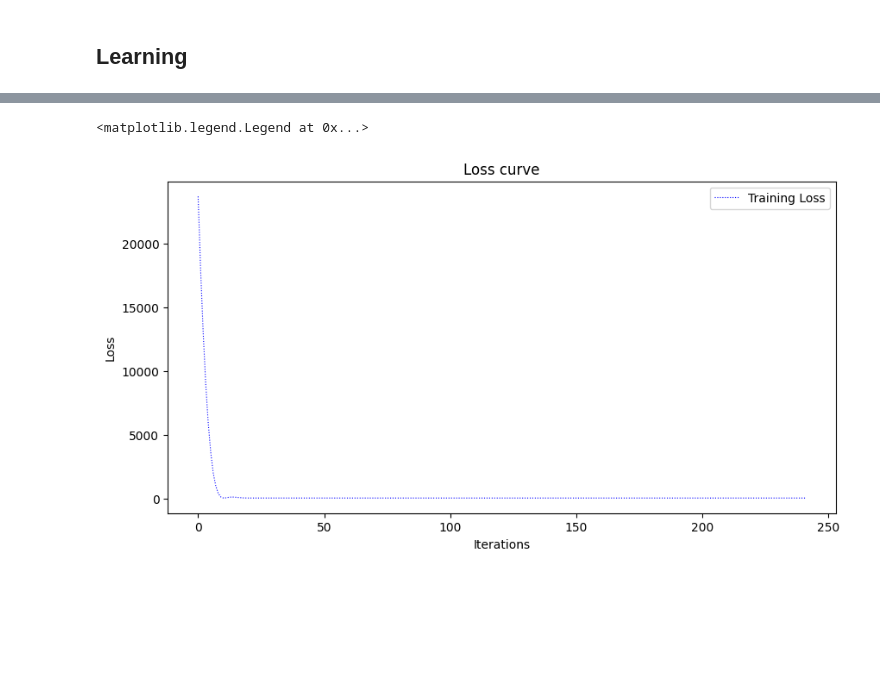
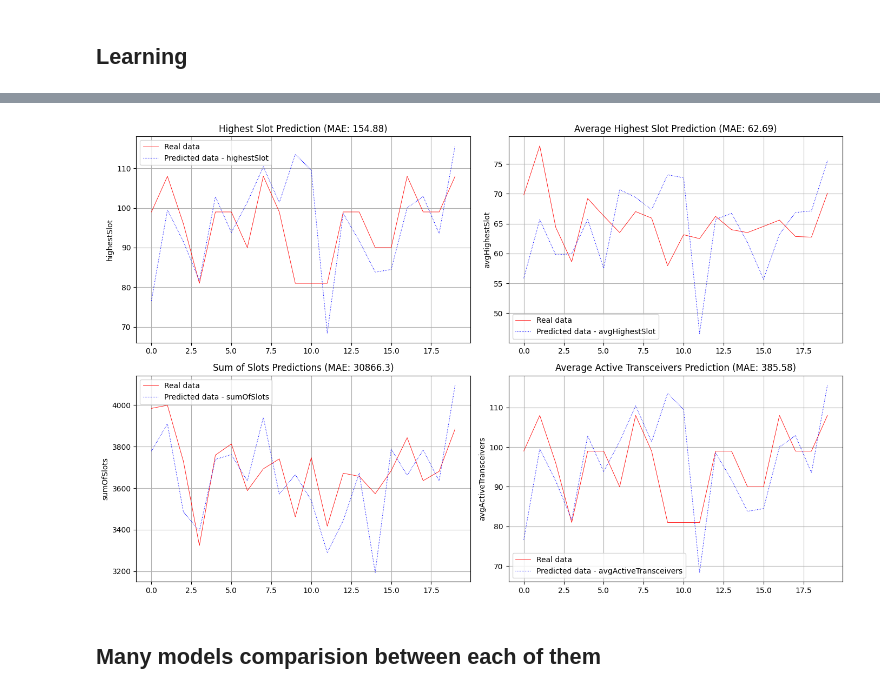
Before and after one commit to pawel150199/network-traffic-prediction, a Jupyter notebook: traffic-prediction-euro28.ipynb, the cells around one changed output, grey strips where cells are left out. Saved outputs shown, nothing was run; the diff lists cells and outputs as text; code cells hidden in the pictures; blank space fills up the shorter version.

Commit message:
add some model testing

```diff
--- a/traffic-prediction-euro28.ipynb
+++ b/traffic-prediction-euro28.ipynb
@@ -103,8 +103,9 @@ def import_data(directory: str) -> None:
 
 data, results = import_data("Euro28")
 
-data = data.mean(axis=1)
-results = results[:, 3]
+data = data.reshape(100,300)
+#results = results[:, 3]
 
-print(data.shape)
-print(results.shape)
+#print(data)
+#print(data.shape)
+#print(results.shape)
@@ -115,18 +113,19 @@ print(results.shape)
 ## Learning
 # %%
 from sklearn.neural_network import MLPRegressor
-from sklearn.metrics import accuracy_score
+from sklearn.multioutput import MultiOutputRegressor
 from sklearn.model_selection import train_test_split
 import warnings
 
 warnings.filterwarnings("ignore")
 
-X_train, X_test, y_train, y_test = train_test_split(data, results, test_size=0.2)
+X_train, X_test, y_train, y_test = train_test_split(data, results, test_size=0.2, random_state=1410)
 
-mlp = MLPRegressor(hidden_layer_sizes=100, batch_size=20, max_iter=1000, activation="identity")
+mlp = MultiOutputRegressor(MLPRegressor(hidden_layer_sizes=10, batch_size=20, max_iter=1000, random_state=1410))
+
 model = mlp.fit(X_train, y_train)
 
 y_pred = model.predict(X_test)
 
-print(f"Real data: {y_test}")
-print(f"Predicted data: {y_pred}")
+#print(f"Real data: {y_test}")
+#print(f"Predicted data: {y_pred}")
@@ -157,10 +132,42 @@ plt.legend()
-# %%
-plt.figure(figsize=(10,5))
-plt.plot(mlp.loss_curve_, color="blue", linestyle="dotted", linewidth=0.8, label="Training Loss")
-plt.xlabel("Iterations")
-plt.ylabel("Loss")
-plt.title("Loss curve")
-plt.legend()
-# %% [output]
-<matplotlib.legend.Legend at 0x...>
-[figure, removed]
+# %%
+from sklearn.metrics import mean_squared_error
+fig, ax = plt.subplots(2,2, figsize=(14,9))
+
+# Highest Slot
+ax[0,0].plot(y_test[:,0], color="red", linewidth=0.6, label="Real data")
+ax[0,0].plot(y_pred[:,0], color="blue", linewidth=0.8, linestyle="dotted", label="Predicted data - highestSlot")
+ax[0,0].set_ylabel("highestSlot")
+ax[0,0].set_title(f"Highest Slot Prediction (MAE: {round(mean_squared_error(y_test[:,0], y_pred[:,0]), 2)})")
+ax[0,0].grid()
+ax[0,0].legend()
+
+# Average Highest Slot
+ax[0,1].plot(y_test[:,1], color="red", linewidth=0.6, label="Real data")
+ax[0,1].plot(y_pred[:,1], color="blue", linewidth=0.8, linestyle="dotted", label="Predicted data - avgHighestSlot")
+ax[0,1].set_ylabel("avgHighestSlot")
+ax[0,1].set_title(f"Average Highest Slot Prediction (MAE: {round(mean_squared_error(y_test[:,1], y_pred[:,1]), 2)})")
+ax[0,1].grid()
+ax[0,1].legend()
+
+# Sum of Slots
+ax[1,0].plot(y_test[:,2], color="red", linewidth=0.6, label="Real data")
+ax[1,0].plot(y_pred[:,2], color="blue", linewidth=0.8, linestyle="dotted", label="Predicted data - sumOfSlots")
+ax[1,0].set_ylabel("sumOfSlots")
+ax[1,0].set_title(f"Sum of Slots Predictions (MAE: {round(mean_squared_error(y_test[:,2], y_pred[:,2]), 2)})")
+ax[1,0].grid()
+ax[1,0].legend()
+
+# Average Active Transceivers
+ax[1,1].plot(y_test[:,0], color="red", linewidth=0.6, label="Real data")
+ax[1,1].plot(y_pred[:,0], color="blue", linewidth=0.8, linestyle="dotted", label="Predicted data - avgActiveTransceivers")
+ax[1,1].set_ylabel("avgActiveTransceivers")
+ax[1,1].set_title(f"Average Active Transceivers Prediction (MAE: {round(mean_squared_error(y_test[:,3], y_pred[:,3]), 2)})")
+ax[1,1].grid()
+ax[1,1].legend()
+
+plt.tight_layout()
+plt.show()
+# %% [output]
+[figure, added]
+# %% [markdown]
+## Many models comparision between each of them
```
Also changed, not shown: parts of 8 cells of this notebook.
